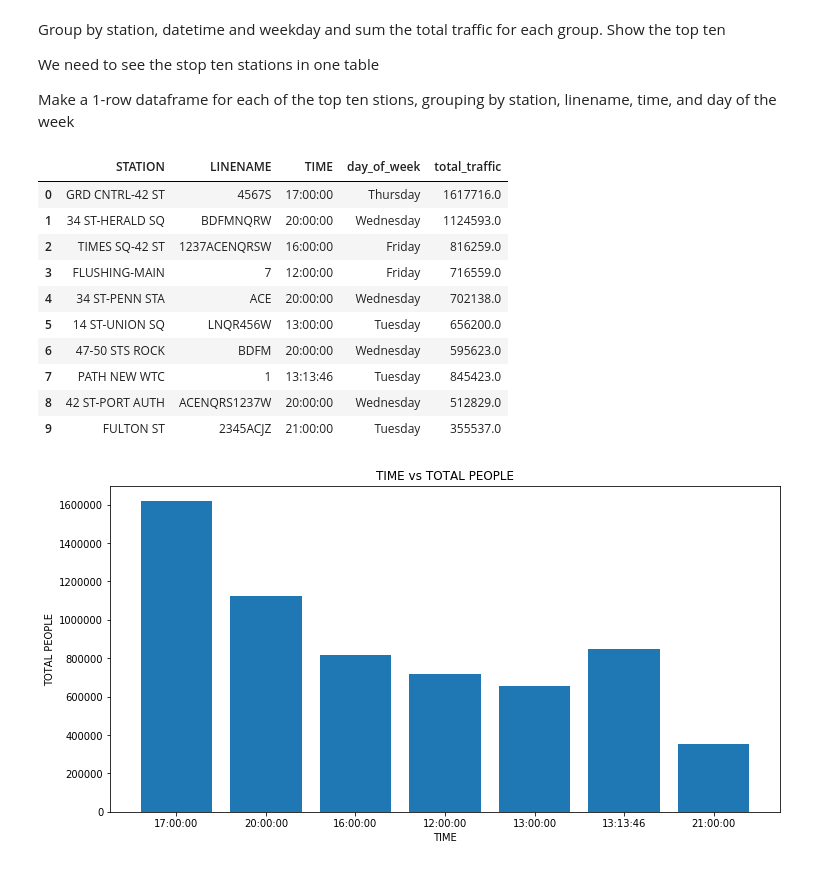
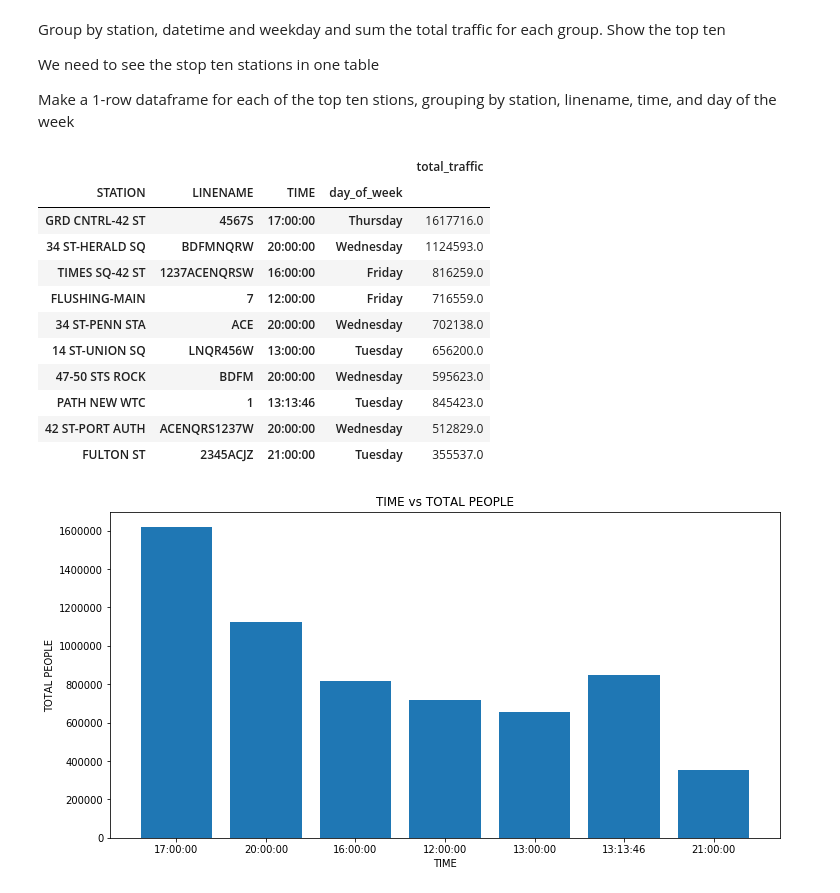
Before and after one commit to gunnuparinandi/Metis-Onl20-Ds4-Ridge-Project1, a Jupyter notebook: Project_1_Group_2_final.ipynb, the cells around one changed output. Cells and saved outputs as stored; diff of their text form; code cells hidden in the pictures.

```diff
--- a/Project_1_Group_2_final.ipynb
+++ b/Project_1_Group_2_final.ipynb
@@ -819,20 +825,21 @@ fulton = turnstiles_daily[(turnstiles_daily['STATION'] == 'FULTON ST')].groupby(
 # %%
 final_dataframe = pd.concat([grd, herald, times, flushing, penn,
                              union, rock, path, port, fulton])
 
-final_dataframe.reset_index()
+final_dataframe
 # %% [output]
-|  | STATION | LINENAME | TIME | day_of_week | total_traffic |
-| 0 | GRD CNTRL-42 ST | 4567S | 17:00:00 | Thursday | 1617716.0 |
-| 1 | 34 ST-HERALD SQ | BDFMNQRW | 20:00:00 | Wednesday | 1124593.0 |
-| 2 | TIMES SQ-42 ST | 1237ACENQRSW | 16:00:00 | Friday | 816259.0 |
-| 3 | FLUSHING-MAIN | 7 | 12:00:00 | Friday | 716559.0 |
-| 4 | 34 ST-PENN STA | ACE | 20:00:00 | Wednesday | 702138.0 |
-| 5 | 14 ST-UNION SQ | LNQR456W | 13:00:00 | Tuesday | 656200.0 |
-| 6 | 47-50 STS ROCK | BDFM | 20:00:00 | Wednesday | 595623.0 |
-| 7 | PATH NEW WTC | 1 | 13:13:46 | Tuesday | 845423.0 |
-| 8 | 42 ST-PORT AUTH | ACENQRS1237W | 20:00:00 | Wednesday | 512829.0 |
-| 9 | FULTON ST | 2345ACJZ | 21:00:00 | Tuesday | 355537.0 |
+|  |  |  |  | total_traffic |
+| STATION | LINENAME | TIME | day_of_week |  |
+| GRD CNTRL-42 ST | 4567S | 17:00:00 | Thursday | 1617716.0 |
+| 34 ST-HERALD SQ | BDFMNQRW | 20:00:00 | Wednesday | 1124593.0 |
+| TIMES SQ-42 ST | 1237ACENQRSW | 16:00:00 | Friday | 816259.0 |
+| FLUSHING-MAIN | 7 | 12:00:00 | Friday | 716559.0 |
+| 34 ST-PENN STA | ACE | 20:00:00 | Wednesday | 702138.0 |
+| 14 ST-UNION SQ | LNQR456W | 13:00:00 | Tuesday | 656200.0 |
+| 47-50 STS ROCK | BDFM | 20:00:00 | Wednesday | 595623.0 |
+| PATH NEW WTC | 1 | 13:13:46 | Tuesday | 845423.0 |
+| 42 ST-PORT AUTH | ACENQRS1237W | 20:00:00 | Wednesday | 512829.0 |
+| FULTON ST | 2345ACJZ | 21:00:00 | Tuesday | 355537.0 |
 # %%
 # Change 'total_traffic' to 'TOTAL PEOPLE'
 
```
Also changed, not shown: parts of 11 cells of this notebook.
